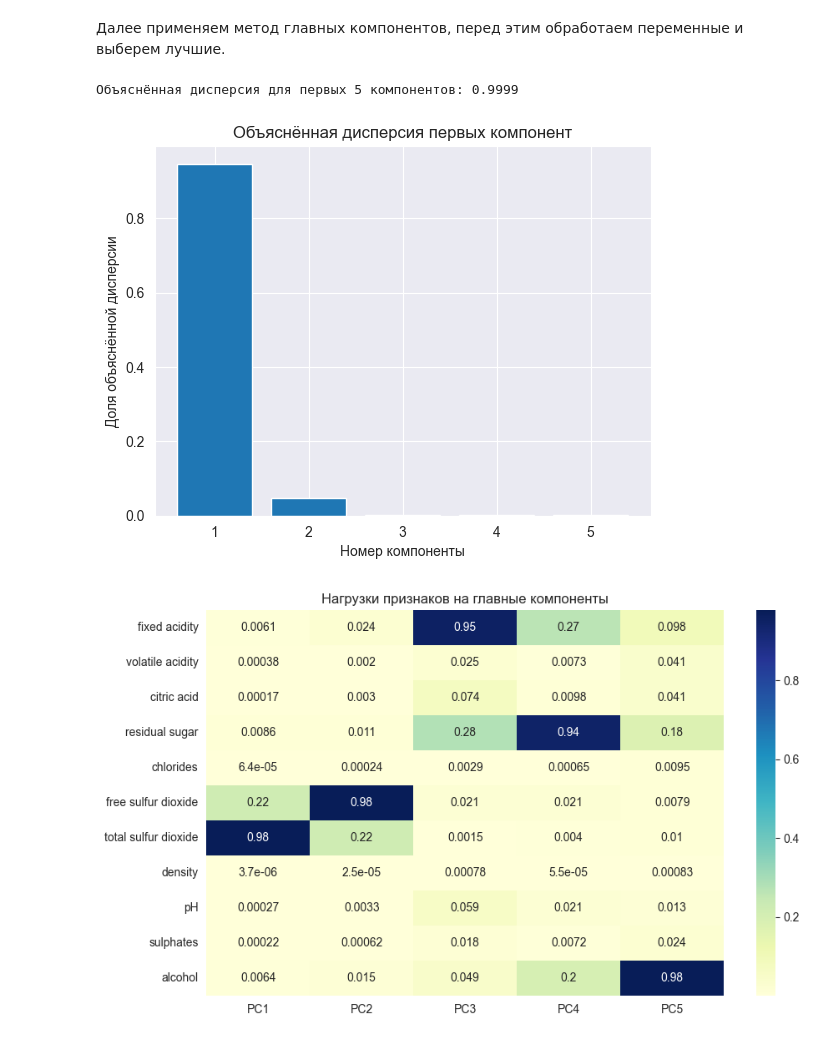
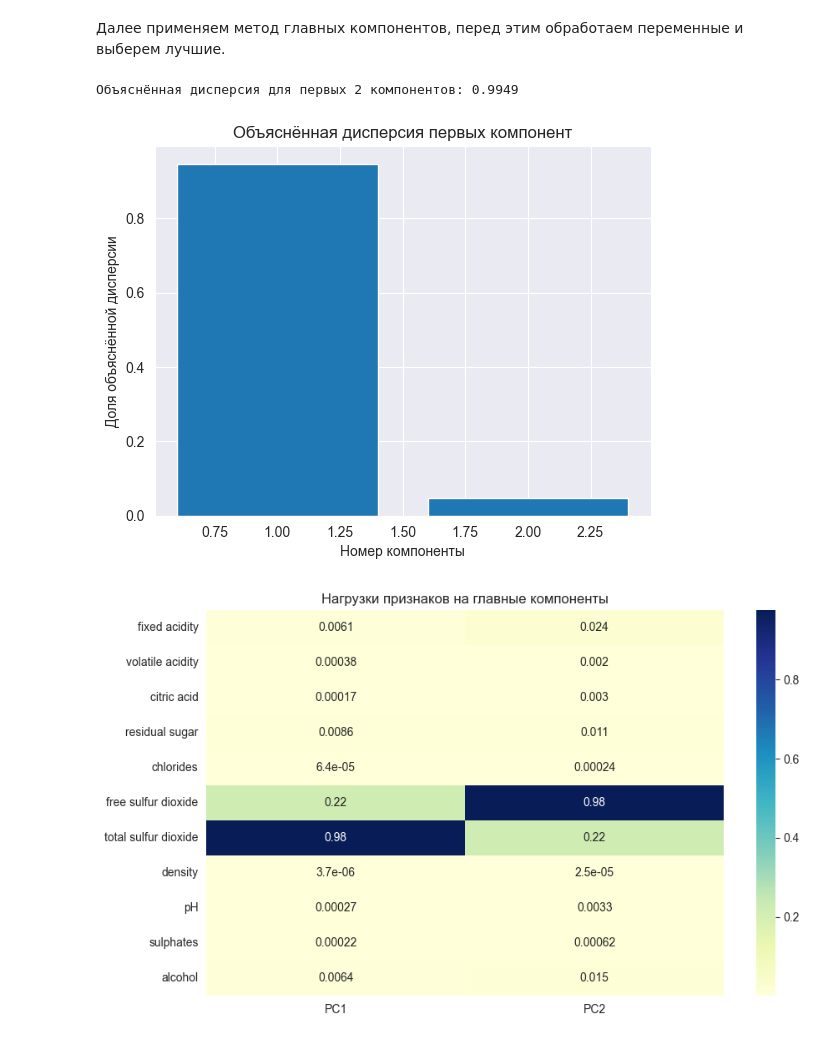
Before and after one commit to B-e-d-B-o-y/NN2, a Jupyter notebook: Lab1.ipynb, the cells around one changed output. Drawn from its saved outputs; the diff is of its cells as text; code cells hidden in the pictures.

```diff
--- a/Lab1.ipynb
+++ b/Lab1.ipynb
@@ -341,34 +341,34 @@ eigvals, eigvecs = np.linalg.eigh(cov_matrix)  # более стабильный
 
 # Сортируем по убыванию
 sorted_idx = np.argsort(eigvals)[::-1]
 eigvals = eigvals[sorted_idx]
 eigvecs = eigvecs[:, sorted_idx]
 
 # Количество компонентов
-n_components = 5
+n_components = 2
 components = eigvecs[:, :n_components]
 
 # Проекция
 X_pca = X_centered.dot(components)
 
 # Доля объяснённой дисперсии
 explained_var = eigvals / eigvals.sum()
 print(f"Объяснённая дисперсия для первых {n_components} компонентов: {explained_var[:n_components].sum():.4f}")
 
 # Визуализация объясненной дисперсии
 plt.bar(range(1, n_components+1), explained_var[:n_components])
 plt.xlabel('Номер компоненты')
 plt.ylabel('Доля объяснённой дисперсии')
 plt.title('Объяснённая дисперсия первых компонент')
 plt.show()
 
 # Визуализация нагрузок признаков (loadings)
 loadings = pd.DataFrame(components, index=X.columns, columns=[f'PC{i+1}' for i in range(n_components)])
 plt.figure(figsize=(10, 6))
 sns.heatmap(np.abs(loadings), annot=True, cmap='YlGnBu')
 plt.title('Нагрузки признаков на главные компоненты')
 plt.show()
 # %% [output]
-Объяснённая дисперсия для первых 5 компонентов: 0.9999
+Объяснённая дисперсия для первых 2 компонентов: 0.9949
-[figure, old version]
+[figure, new version]
-[figure, old version]
+[figure, new version]
```
Also changed, not shown: parts of 1 cell of this notebook.
